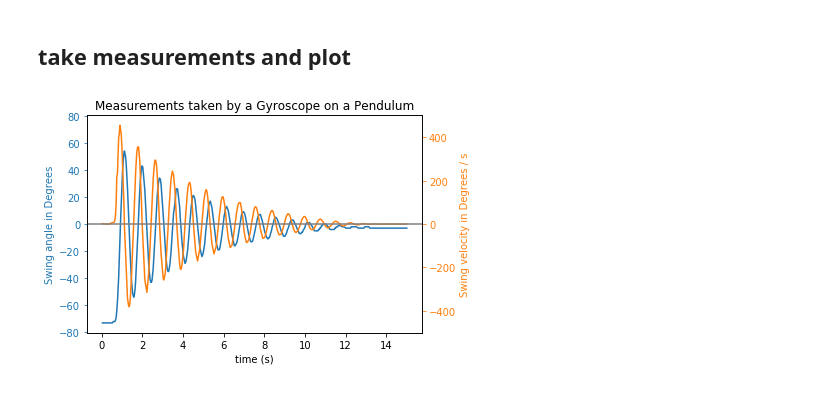
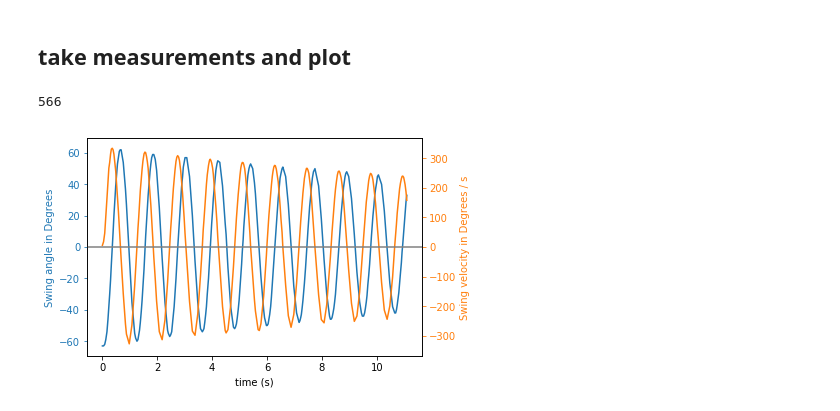
Before and after one commit to SteffenCzolbe/LEGO-machine-learning, a Jupyter notebook: src/experiments/pendulum_plot.ipynb, the cells around one changed output. Cells and saved outputs as stored; diff of their text form; code cells hidden in the pictures.

Commit message:
updated pendulum experiment with new swing design

```diff
--- a/src/experiments/pendulum_plot.ipynb
+++ b/src/experiments/pendulum_plot.ipynb
@@ -72,36 +78,45 @@ speed= []
 
 t0 = time.time()
 
-while time.time() - t0 < 15:
+while time.time() - t0 < 30:
     angle, rate = gyro.rate_and_angle
     t = time.time() - t0
     timesteps.append(t)
     angles.append(angle)
     speed.append(rate)
+# %%
+len(timesteps)
+# %% [output]
+566
+# %%
+cutoff = 250
+timesteps = timesteps[:cutoff]
+angles = angles[:cutoff]
+speed = speed[:cutoff]
 # %%
 timesteps = np.array(timesteps)
 angles = np.array(angles)
 maxangle = max(abs(angles))
 speed= np.array(speed)
 maxspeed = max(abs(speed))
 
 c0 = '#1f77b4'
 c1 = '#ff7f0e'
 fig, ax1 = plt.subplots()
 ax1.plot(timesteps, angles, label="Swing Angle in Degrees", color=c0)
 ax1.set_xlabel('time (s)')
 ax1.set_ylabel('Swing angle in Degrees', color=c0)
 ax1.tick_params('y', colors=c0)
 ax1.set_ylim(-maxangle * 1.1 , maxangle * 1.1)
 ax2 = ax1.twinx()
 ax2.plot(timesteps, speed, label="Swing Velocity, in degrees / s", color=c1)
 ax2.set_ylabel('Swing velocity in Degrees / s', color=c1)
 ax2.tick_params('y', colors=c1)
 ax2.set_ylim(-maxspeed * 1.1, maxspeed * 1.1)
 plt.axhline(0, color='gray')
 plt.xlabel("time $t$ in s")
-plt.title('Measurements taken by a Gyroscope on a Pendulum')
+#plt.title('Measurements taken by a Gyroscope on a Pendulum')
 plt.savefig('pendulum.pdf')
 plt.show()
 # %% [output]
-[figure, old version]
+[figure, new version]
```
Also changed, not shown: parts of 4 cells of this notebook, 1 other file.
